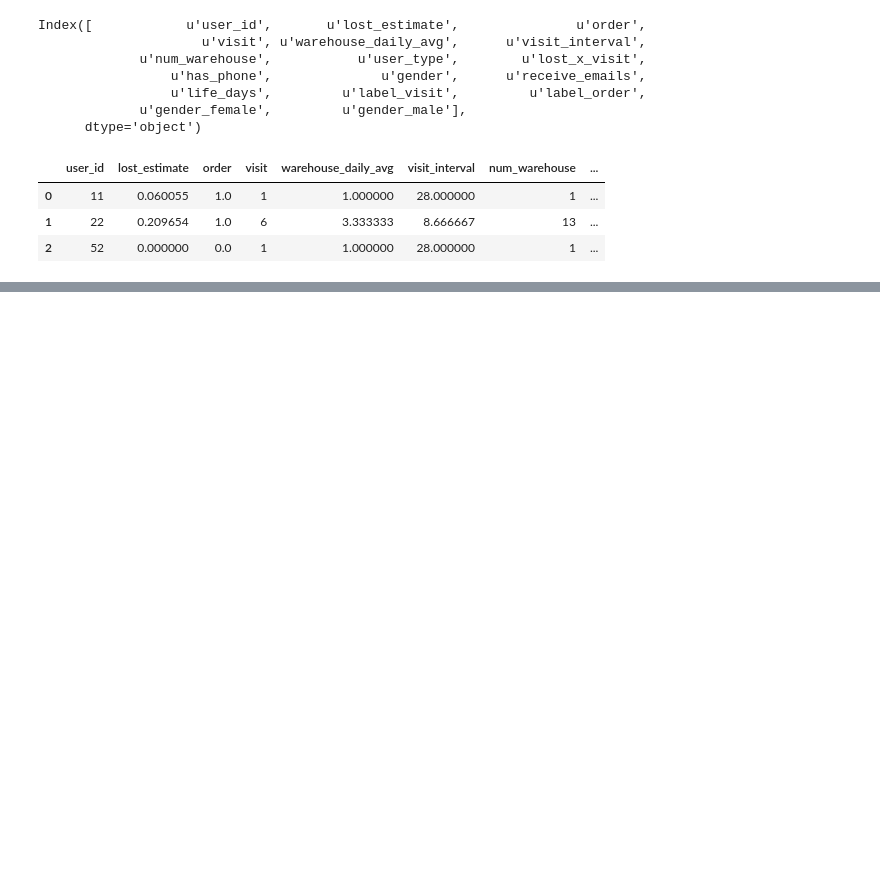
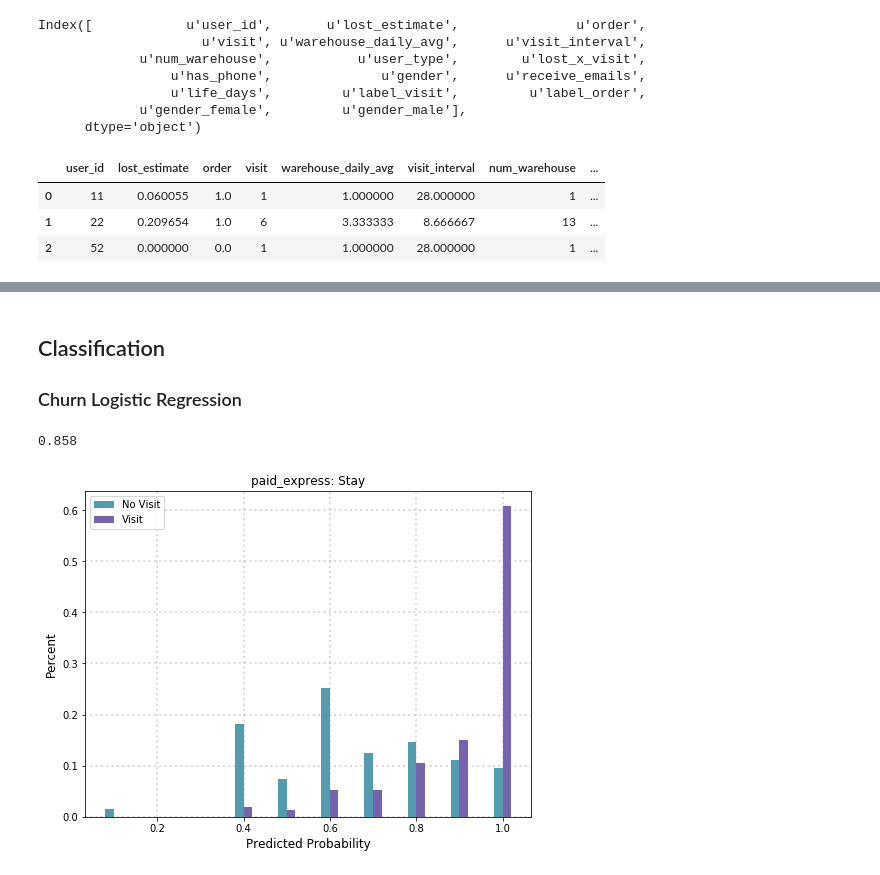
Before and after one commit to JustinNew/archive, a Jupyter notebook: projects/LostDemandImpact/Lost_Deliveries_Impact_V1.0.ipynb, the cells around one changed output, grey strips where cells are left out. Saved outputs shown, nothing was run; the diff lists cells and outputs as text; code cells hidden in the pictures; blank space fills up the shorter version.

```diff
--- a/projects/LostDemandImpact/Lost_Deliveries_Impact_V1.0.ipynb
+++ b/projects/LostDemandImpact/Lost_Deliveries_Impact_V1.0.ipynb
@@ -840,10 +815,10 @@ plt.show()
 # %%
-# sm.OLS() Can Fit Negative Line.
+# sm.OLS() Can Fit Negative Line?
 
-for u_type in [1]:
+for u_type in [5]:
 
-    train_X = user_df[user_df['user_type'] == u_type]['lost_estimate']
-    train_y = user_df[user_df['user_type'] == u_type]['order']
+    train_X = df_explore[df_explore['user_type'] == u_type]['lost_estimate']
+    train_y = df_explore[df_explore['user_type'] == u_type]['label_visit']
     X2 = sm.add_constant(train_X)
     est = sm.OLS(train_y, X2)
     est2 = est.fit()
@@ -949,0 +969,69 @@ df.head(3)
+# %% [markdown]
+## Classification
+
+### Churn Logistic Regression
+# %%
+from sklearn.linear_model import LogisticRegressionCV
+
+# Get train, test and predict DataFrame
+user_type_model = 5
+
+data = df[df['user_type'] == user_type_model].copy().reset_index().drop(['index'], axis=1)
+
+data['label_visit'] = data['label_visit'].map(lambda x: 0 if x == 0 else 1)
+
+clf_features = ['lost_estimate', 'visit', 'order',\
+                'visit_interval', 'num_warehouse',\
+                'warehouse_daily_avg',\
+                'has_phone', 'gender_male',\
+                'gender_female']
+
+data_Y = np.array(data['label_visit'])
+# Normalize Features
+t_data = data[clf_features].copy()
+normalized_data = (t_data - t_data.mean()) / t_data.std()
+data_X = np.array(normalized_data)
+
+sss = StratifiedShuffleSplit(data_Y, 1, test_size=0.1, random_state=0)
+for train_index, test_index in sss:
+    train_X, test_X = data_X[train_index], data_X[test_index]
+    train_y, test_y = data_Y[train_index], data_Y[test_index]
+
+clf = LogisticRegressionCV(cv=5).fit(train_X, train_y)
+print("%.3f"%(clf.score(test_X, test_y)))
+# %% [output]
+0.858
+# %%
+predict_y = clf.predict_proba(test_X)
+metric_df = pd.DataFrame({'predict':predict_y[:,1], 'label_visit':test_y})
+
+ind_width = 0.02
+
+x = [0.1, 0.2, 0.3, 0.4, 0.5, 0.6, 0.7, 0.8, 0.9, 1.0]
+x1 = [a - 0.01 for a in x]
+x2 = [a + 0.01 for a in x]
+
+y1, division1 = np.histogram(metric_df[(metric_df['label_visit'] == 0)]\
+                             ['predict'])
+t_num_visit1 = len(metric_df[(metric_df['label_visit'] == 0)])
+y1 = [i / float(t_num_visit1) for i in y1]
+
+y2, division2 = np.histogram(metric_df[(metric_df['label_visit'] == 1)]\
+                             ['predict'])
+t_num_visit2 = len(metric_df[(metric_df['label_visit'] == 1)])
+y2 = [i / float(t_num_visit2) for i in y2]
+
+fig = plt.figure(figsize=(8, 6))
+ax1 = fig.add_subplot(111)
+ax1.bar(x1, y1, align='center', color='#539caf',label='No Visit', width=ind_width)
+ax1.bar(x2, y2, align='center', color='#7663b0', label='Visit', width=ind_width)
+ax1.set_xlabel('Predicted Probability',fontsize=12)
+ax1.set_ylabel('Percent',fontsize=12)
+ax1.set_title(user_type_map_reverse[user_type_model] + ': Stay')
+ax1.legend(loc = 'upper left',fontsize=10)
+ax1.grid(True, color='grey', linestyle=':', linewidth=2, alpha=0.3)
+#ax1.set_xticklabels(('', '0.1', '0.2', '0.3', '0.4', '0.5'))
+plt.savefig('20180903-20180930 LR Churn Prediction' + user_type_map_reverse[user_type_model] + '.png')
+plt.show()
+# %% [output]
+[figure, added]
```
Also changed, not shown: parts of 25 cells of this notebook, 1 other file.
